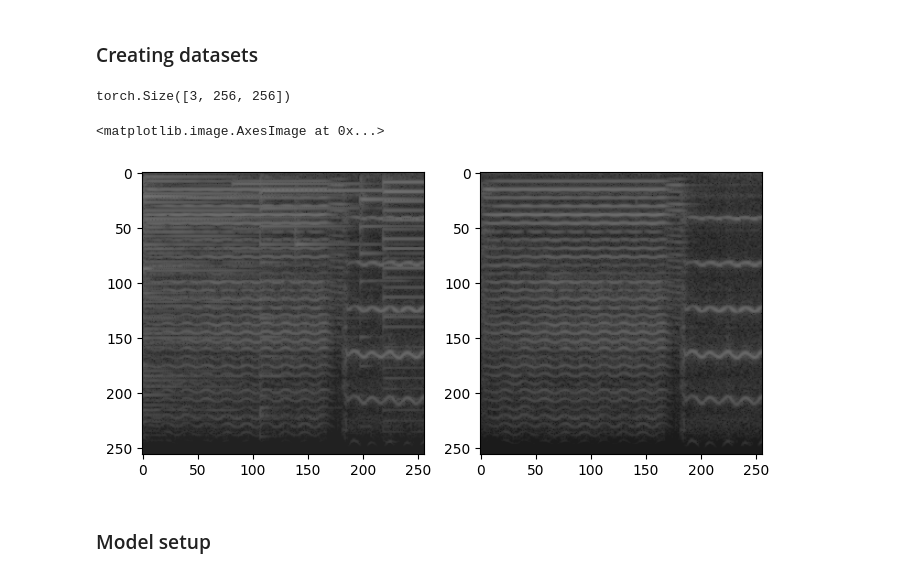
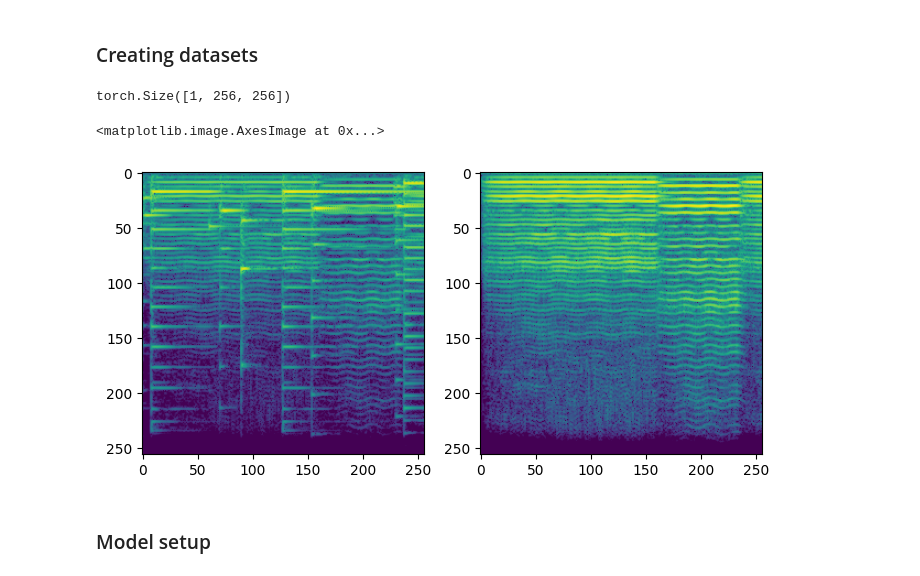
Before and after one commit to aleksolberg/DiffusionFastForward, a Jupyter notebook: conditional-diffusion.ipynb, the cells around one changed output. Saved outputs shown, nothing was run; the diff lists cells and outputs as text; code cells hidden in the pictures.

```diff
--- a/conditional-diffusion.ipynb
+++ b/conditional-diffusion.ipynb
@@ -19,36 +18,36 @@ device = torch.device("cuda:0" if torch.cuda.is_available() else "cpu")
 # %%
 from dataset import SpectrogramDataset
 
 train_ds=SpectrogramDataset(target_dir='datasets/randomMIDI/PianoViolin11025/WAV/train/ins3',
                             condition_dir='datasets/randomMIDI/PianoViolin11025/WAV/train/mix',
                             return_pair=True,
-                            out_channels=3
+                            out_channels=1
                      )
 
 
 valid_ds=SpectrogramDataset(target_dir='datasets/randomMIDI/PianoViolin11025/WAV/val/ins3',
                           condition_dir='datasets/randomMIDI/PianoViolin11025/WAV/val/mix',
                           return_pair=True,
-                          out_channels=3
+                          out_channels=1
                      )
 
 test_ds=SpectrogramDataset(target_dir='datasets/randomMIDI/PianoViolin11025/WAV/test/ins3',
                            condition_dir='datasets/randomMIDI/PianoViolin11025/WAV/test/mix',
                            return_pair=True,
-                           out_channels=3
+                           out_channels=1
                      )
 
 img1,img2=train_ds[0]
 print(img1.shape)
 
 plt.subplot(1,2,1)
 plt.imshow(img1.permute(1,2,0))
 plt.subplot(1,2,2)
 plt.imshow(img2.permute(1,2,0))
 # %% [output]
-torch.Size([3, 256, 256])
+torch.Size([1, 256, 256])
 <matplotlib.image.AxesImage at 0x...>
-[figure, old version]
+[figure, new version]
 # %% [markdown]
 ### Model setup
 # %%
```
Also changed, not shown: parts of 7 cells of this notebook, 1 other file.
